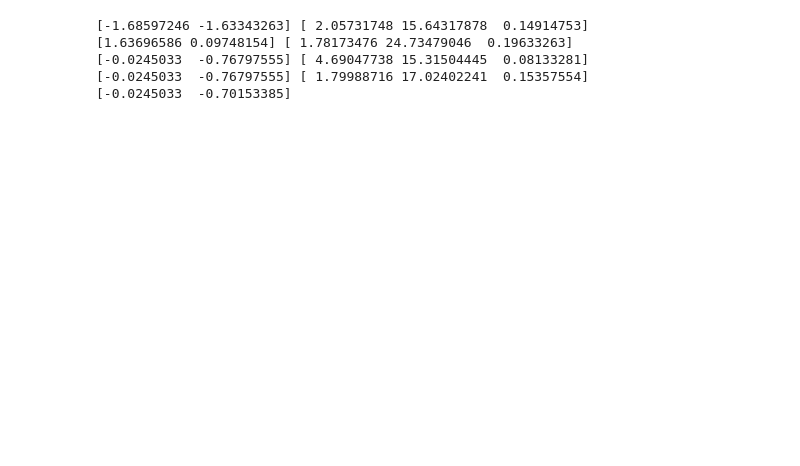
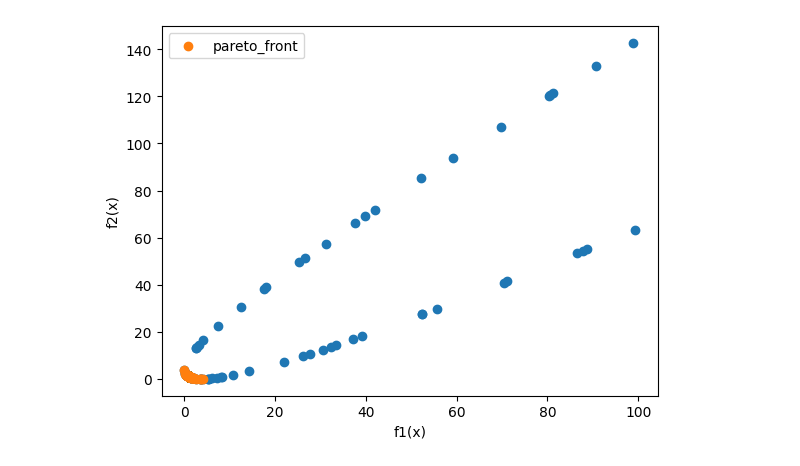
Before and after one commit to jormundur00/MultiObjectiveOptimization, a Jupyter notebook: GeneticAlgorithm.ipynb, the cells around one changed output. Cells and saved outputs as stored; diff of their text form; code cells hidden in the pictures; blank space fills up the shorter version.

```diff
--- a/GeneticAlgorithm.ipynb
+++ b/GeneticAlgorithm.ipynb
@@ -15,10 +16,29 @@ class Individual:
         for i in range(len(self.functions)):
             self.fvalue[i] = self.functions[i](self.code)
 # %%
-# Tournament selection
+# Tournament selection, picking a random member of the tournaments Pareto front
 
 def selection(population, tournament_size):
-    pass
+    chosen = random.sample(population, tournament_size)
+    varNum = len(chosen)
+    fNum = len(chosen[0].functions)
+
+    pareto_front_ids = []
+    for i in range(varNum):
+        is_pareto_optimal = True
+
+        for j in range(varNum):
+            if i != j:
+                is_dominated = True
+                for k in range(fNum):
+                    is_dominated &= chosen[i].fvalue[k] > chosen[j].fvalue[k]
+                if is_dominated:
+                    is_pareto_optimal = False
+                    break
+        if is_pareto_optimal:
+            pareto_front_ids.append(i)
+
+    return chosen[random.choice(pareto_front_ids)]
 # %%
 # Whole arithmetic recombination
 
@@ -71,34 +116,17 @@ print(child1.code)
-# %%
-# Viennet function
-# -3 <= x,y <= 3
-
-def f1(x):
-    return 0.5*(x[0]**2 + x[1]**2) + np.sin(x[0]**2 + x[1]**2)
-
-def f2(x):
-    return ((3*x[0] - 2*x[1] + 4)**2)/8 + ((x[0] - x[1] + 1)**2)/27 + 15
-
-def f3(x):
-    return 1/(x[0]**2 + x[1]**2 + 1) - 1.1*np.exp(-(x[0]**2+x[1]**2))
-
-lower_bounds = np.array([-3, -3])
-upper_bounds = np.array([3, 3])
-varNum = 1000
-
-i1 = Individual([f1, f2, f3], lower_bounds, upper_bounds)
-i2 = Individual([f1, f2, f3], lower_bounds, upper_bounds)
-print(i1.code, i1.fvalue)
-print(i2.code, i2.fvalue)
-child1 = Individual([f1, f2, f3], lower_bounds, upper_bounds)
-child2 = Individual([f1, f2, f3], lower_bounds, upper_bounds)
-crossover(i1, i2, child1, child2)
-print(child1.code, child1.fvalue)
-print(child2.code, child2.fvalue)
-mutation(child1, 0.5)
-print(child1.code)
-# %% [output]
-[-1.68597246 -1.63343263] [ 2.05731748 15.64317878  0.14914753]
-[1.63696586 0.09748154] [ 1.78173476 24.73479046  0.19633263]
-[-0.0245033  -0.76797555] [ 4.69047738 15.31504445  0.08133281]
-[-0.0245033  -0.76797555] [ 1.79988716 17.02402241  0.15357554]
-[-0.0245033  -0.70153385]
+# %%
+# Schaffer function N.1
+# -A <= X <= A, where A is between 10 and 10e5, higher A's increasing the difficulty of the problem
+
+def f1(x):
+    return x[0]**2
+
+def f2(x):
+    return (x[0]-2)**2
+
+A = 10
+lower_bounds = np.array([-A])
+upper_bounds = np.array([A])
+
+ga(functions=[f1,f2], lb=lower_bounds, ub=upper_bounds, pop_size=1000, num_generations=100, tournament_size=4, elitism_size=10, crossover_alpha=0.3, mutation_prob=0.05)
+# %% [output]
+[figure, added]
```
Also changed, not shown: parts of 6 cells of this notebook.
